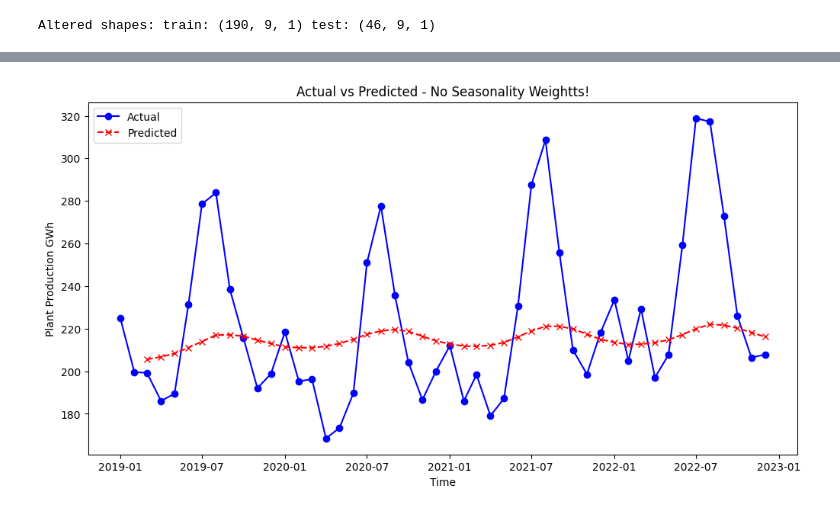
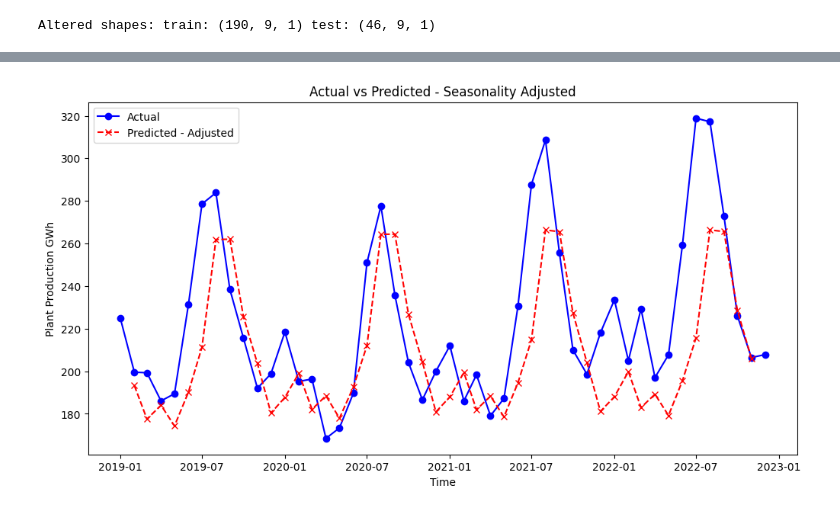
Before and after one commit to ATECO-malta/applied_ml_assignment, a Jupyter notebook: nn_model.ipynb, the cells around one changed output, grey strips where cells are left out. Saved outputs shown, nothing was run; the diff lists cells and outputs as text; code cells hidden in the pictures.

```diff
--- a/nn_model.ipynb
+++ b/nn_model.ipynb
@@ -250,0 +362,35 @@ Largest Error -> train: 23.84376791857125 test: 37.137509072070586
+# %%
+y_pred = model.predict(X_series)
+yt_pred = model.predict(Xt_series)
+
+y_pred_adjusted = np.copy(y_pred)
+for i in range(len(y_pred_adjusted)):
+    month = (i if i < 12 else i % 12) + 1
+    y_pred_adjusted[i] *= df_adjustment[df_adjustment["Month"] == month][
+        "Seasonal"
+    ].values[0]
+yt_pred_adjusted = np.copy(yt_pred)
+for i in range(len(yt_pred_adjusted)):
+    month = (i if i < 12 else i % 12) + 1
+    yt_pred_adjusted[i] *= df_adjustment[df_adjustment["Month"] == month][
+        "Seasonal"
+    ].values[0]
+
+print(f"shapes: {y_pred.shape} {y_pred.shape}")
+print(
+    f"RMSE train: {mean_squared_error(train_df[TARGET].iloc[LAGS:-LAGS], y_pred, squared=False):0.02f}"
+)
+print(
+    f"RMSE test: {mean_squared_error(test_df[TARGET].iloc[LAGS:-LAGS], yt_pred, squared=False):0.02f}"
+)
+print(f"SMAPE train: {smape(train_df[TARGET].iloc[LAGS:-LAGS], y_pred):0.02f}%")
+print(f"SMAPE test: {smape(test_df[TARGET].iloc[LAGS:-LAGS], yt_pred):0.02f}%")
+
+plt.figure(figsize=(12, 6))
+plt.ylim(bottom=800, top=8000)
+plt.plot(history.history["loss"], label="Train loss")
+plt.plot(history.history["val_loss"], label="Validation loss")
+plt.xlabel("Epochs")
+plt.ylabel("MSE")
+plt.legend()
+plt.show()  # VGG16
@@ -251,21 +406,19 @@ Largest Error -> train: 23.84376791857125 test: 37.137509072070586
 # %%
 plt.figure(figsize=(12, 6))
 plt.plot(test_df[TARGET], label="Actual", color="blue", marker="o")
-
-# we need i full year to predict the next month
 plt.plot(
-    test_df[TARGET].iloc[TIME_WINDOW + 1 :].index,
-    yt_pred,
-    label="Predicted",
+    test_df[TARGET].iloc[TIME_WINDOW:-1].index,
+    yt_pred_adjusted,
+    label="Predicted - Adjusted",
     color="red",
     linestyle="dashed",
     marker="x",
 )
 
 plt.xlabel("Time")
 plt.ylabel("Plant Production GWh")
-plt.title("Actual vs Predicted - No Seasonality Weightts!")
+plt.title("Actual vs Predicted - Seasonality Adjusted")
 plt.legend()
 plt.show()
 # %% [output]
-[figure, old version]
+[figure, new version]
```
Also changed, not shown: parts of 16 cells of this notebook, 3 other files.
